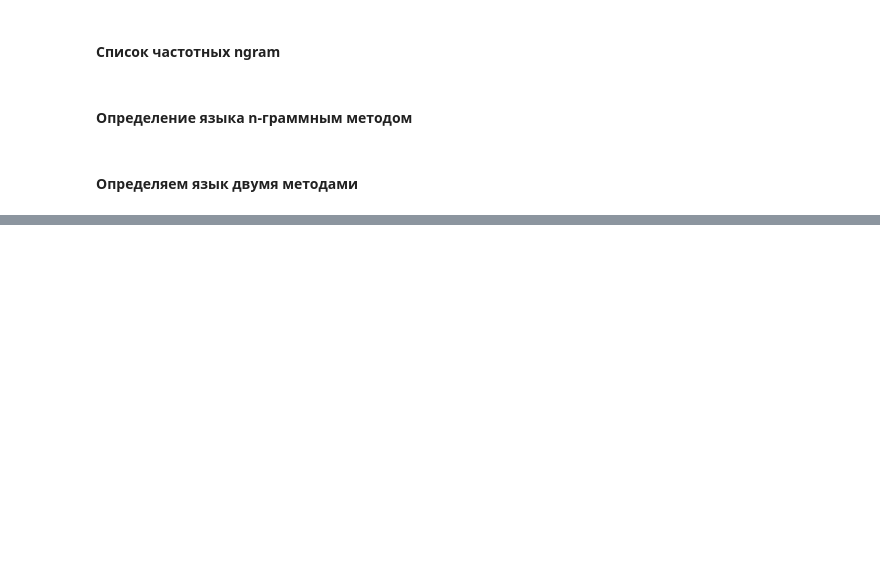
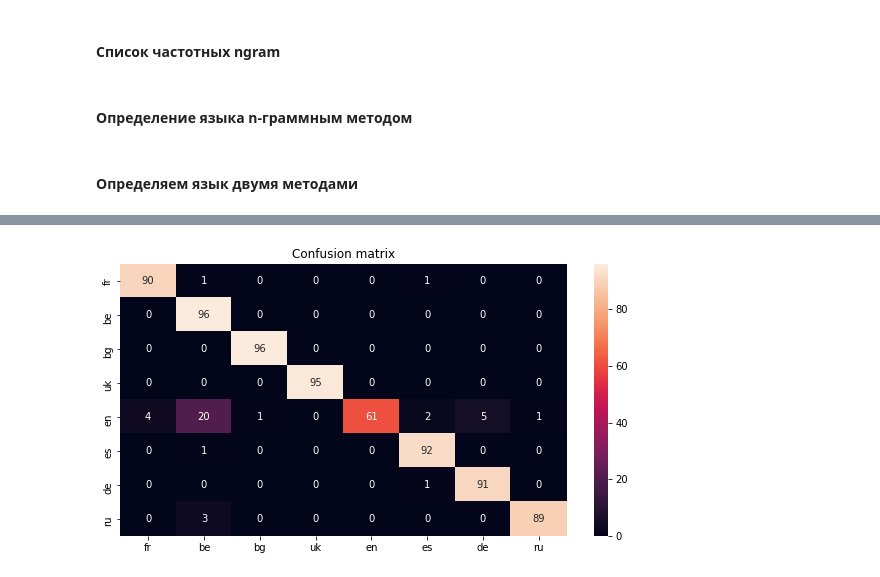
Before and after one commit to panteleeva48/AOT_HW, a Jupyter notebook: HW2/HW2_Panteleeva_DetectLang.ipynb, the cells around one changed output, grey strips where cells are left out. Drawn from its saved outputs; the diff is of its cells as text; code cells hidden in the pictures; blank space fills up the shorter version.

```diff
--- a/HW2/HW2_Panteleeva_DetectLang.ipynb
+++ b/HW2/HW2_Panteleeva_DetectLang.ipynb
@@ -195,0 +350,11 @@ n-граммный метод:  fr
+# %%
+labels_n = list(set(true_labels_n))
+# %%
+fig, ax = plt.subplots(figsize=(10,5))
+sns.heatmap(data=confusion_matrix(true_labels_n, predicted_labels_n, labels = labels_n),
+            annot=True,
+            fmt="d", xticklabels=labels_n, yticklabels=labels_n, ax=ax)
+plt.title("Confusion matrix")
+plt.show()
+# %% [output]
+[figure, added]
```
Also changed, not shown: parts of 26 cells of this notebook.
